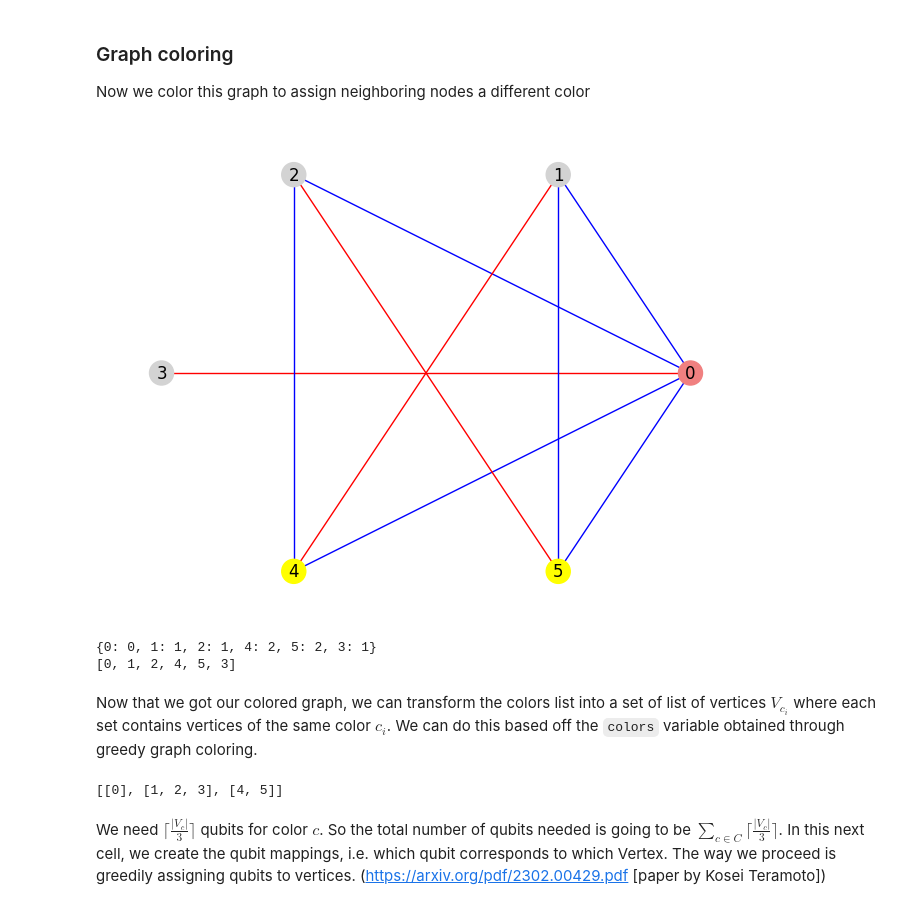
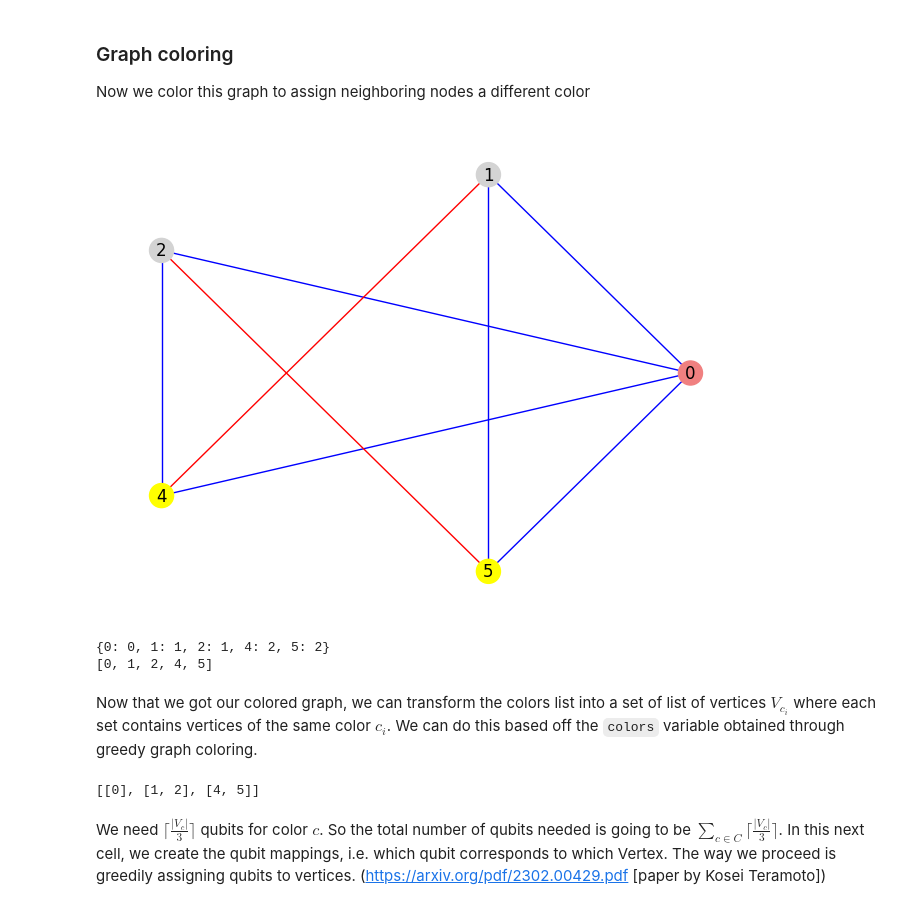
Before and after one commit to lumapools/qaoa_sat-nae, a Jupyter notebook: alternate_form.ipynb, the cells around one changed output. Cells and saved outputs as stored; diff of their text form; code cells hidden in the pictures.

Commit message:
modified the code for any graph, still need to build the hamiltonian

```diff
--- a/alternate_form.ipynb
+++ b/alternate_form.ipynb
@@ -9,6 +9,7 @@ For creating the graph, we will use the convention that $\neg x_i$ will be node
 # %%
 import networkx as nx
 
+# Create a graph from an input CNF formula
 def parse_cnf_formula():
     # 1) Used inputs
     num_variables = int(input("Enter the number of variables: "))
@@ -19,9 +20,23 @@ def parse_cnf_formula():
     for i in range(len(individual_variables)):
         if individual_variables[i].startswith("n"):
             individual_variables[i] = str(int(individual_variables[i][1:])+num_variables)
+    individual_variables = list(map(lambda elem: int(elem), individual_variables))
+    set_of_variables = set(individual_variables)
+
+    G = nx.Graph()
+    vertices = list(set_of_variables)
+    G.add_nodes_from(vertices)
+    for i in range(0, len(individual_variables), 3):
+        print('i = ' + str(i))
+        G.add_edge(individual_variables[i], individual_variables[i+1], color='b')
+        G.add_edge(individual_variables[i], individual_variables[i+2], color='b')
+        G.add_edge(individual_variables[i+1], individual_variables[i+2], color='b')
+
+    for i in range(len(individual_variables)):
+        if individual_variables[i]+num_variables in set_of_variables:
+            G.add_edge(individual_variables[i], individual_variables[i]+num_variables, color='r')
+
 
     print(individual_variables)
 
-    G = nx.Graph()
     return G
-obtained_graph = parse_cnf_formula()
@@ -55,0 +43,5 @@ nx.draw_circular(G, with_labels=True, node_color=node_color_map, edge_color=edge
+# %%
+obtained_graph = parse_cnf_formula()
+node_colors = ["lightblue"]*obtained_graph.number_of_nodes()
+edge_colors = [obtained_graph[u][v]['color'] for u,v in obtained_graph.edges()]
+nx.draw_circular(obtained_graph, with_labels=True, node_color=node_colors, edge_color=edge_colors)
@@ -57,32 +54,34 @@ nx.draw_circular(G, with_labels=True, node_color=node_color_map, edge_color=edge
 ### Graph coloring
 Now we color this graph to assign neighboring nodes a different color
 # %%
-# first set up the colors (we only need 6 in our case)
-colors_list = ["lightcoral", "lightgray", "yellow", "lime", "lightblue", "green"]
-colors = nx.greedy_color(G)
-new_node_colors = list(map(lambda elem: colors_list[colors[elem]], labels.copy()))
-nx.draw_circular(G, with_labels=True, node_color=new_node_colors, edge_color=edge_colors)
+# first set up the colors (add more colors if there are more than 6 variables)
+colors_list = ["lightcoral", "lightgray", "yellow", "lime", "lightblue", "green",
+               "mediumaquamarine", "magenta", "lightsteelblue", "chocolate", "darkorange", "moccasin"]
+
+colors = nx.greedy_color(obtained_graph)
+new_node_colors = list(map(lambda elem: colors_list[colors[elem]], obtained_graph.nodes))
+nx.draw_circular(obtained_graph, with_labels=True, node_color=new_node_colors, edge_color=edge_colors)
 # %% [output]
-[figure, old version]
+[figure, new version]
 # %%
 # Display the colorings
 print(colors)
 num_colors = len(set(colors.values()))
 print(list(colors.keys()))
 # %% [output]
-{0: 0, 1: 1, 2: 1, 4: 2, 5: 2, 3: 1}
-[0, 1, 2, 4, 5, 3]
+{0: 0, 1: 1, 2: 1, 4: 2, 5: 2}
+[0, 1, 2, 4, 5]
 # %% [markdown]
 Now that we got our colored graph, we can transform the colors list into a set of list of vertices $V_{c_i}$ where each set contains vertices of the same color $c_i$. We can do this based off the `colors` variable obtained through greedy graph coloring.
 # %%
 nodes_grouped_by_color = []
 for i in range(num_colors):
     nodes_grouped_by_color.append([])
-for vertex in G.nodes():
+for vertex in obtained_graph.nodes():
     nodes_grouped_by_color[colors[vertex]].append(vertex)
 print(nodes_grouped_by_color)
 # %% [output]
-[[0], [1, 2, 3], [4, 5]]
+[[0], [1, 2], [4, 5]]
 # %% [markdown]
 We need $\lceil\frac{|V_c|}{3}\rceil$ qubits for color $c$. So the total number of qubits needed is going to be $\sum\limits_{c \in C}\lceil\frac{|V_c|}{3}\rceil$. In this next cell, we create the qubit mappings, i.e. which qubit corresponds to which Vertex. The way we proceed is greedily assigning qubits to vertices. (https://arxiv.org/pdf/2302.00429.pdf [paper by Kosei Teramoto])
 # %%
```
Also changed, not shown: parts of 6 cells of this notebook.
